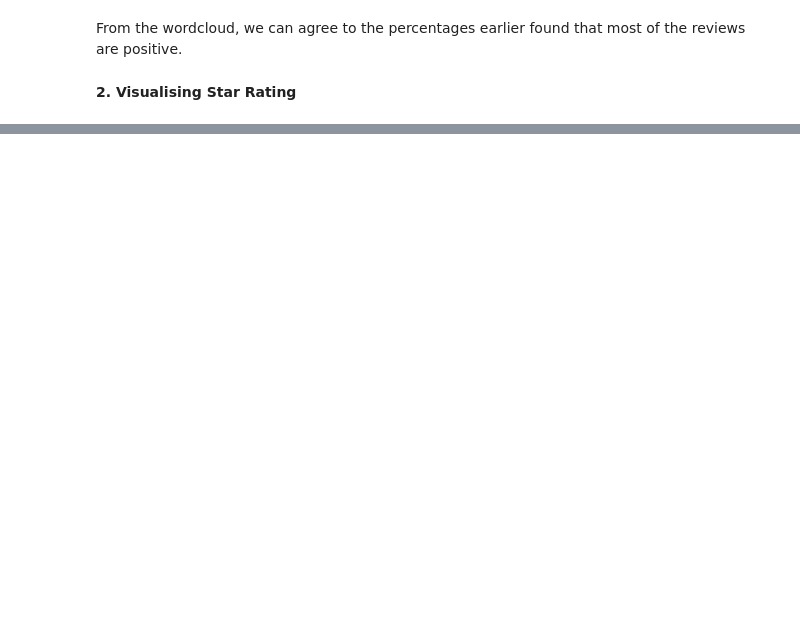
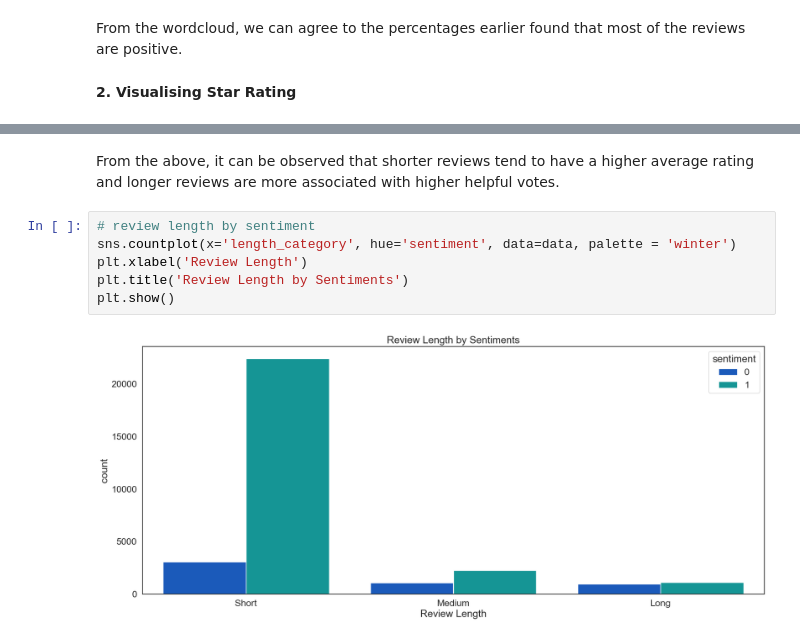
Before and after one commit to PeaceUdoka/Sentiment-analysis-with-python, a Jupyter notebook: Sentiment Analysis With Python.ipynb, the cells around one changed output, grey strips where cells are left out. Saved outputs shown, nothing was run; the diff lists cells and outputs as text; blank space fills up the shorter version.

```diff
--- a/Sentiment Analysis With Python.ipynb
+++ b/Sentiment Analysis With Python.ipynb
@@ -224,0 +266,10 @@ Negative reviews tend to have longer words.
+# %% [markdown]
+From the above, it can be observed that shorter reviews tend to have a higher average rating and longer reviews are more associated with higher helpful votes.
+# %%
+# review length by sentiment
+sns.countplot(x='length_category', hue='sentiment', data=data, palette = 'winter')
+plt.xlabel('Review Length')
+plt.title('Review Length by Sentiments')
+plt.show()
+# %% [output]
+[figure, added]
```
Also changed, not shown: parts of 34 cells of this notebook.
